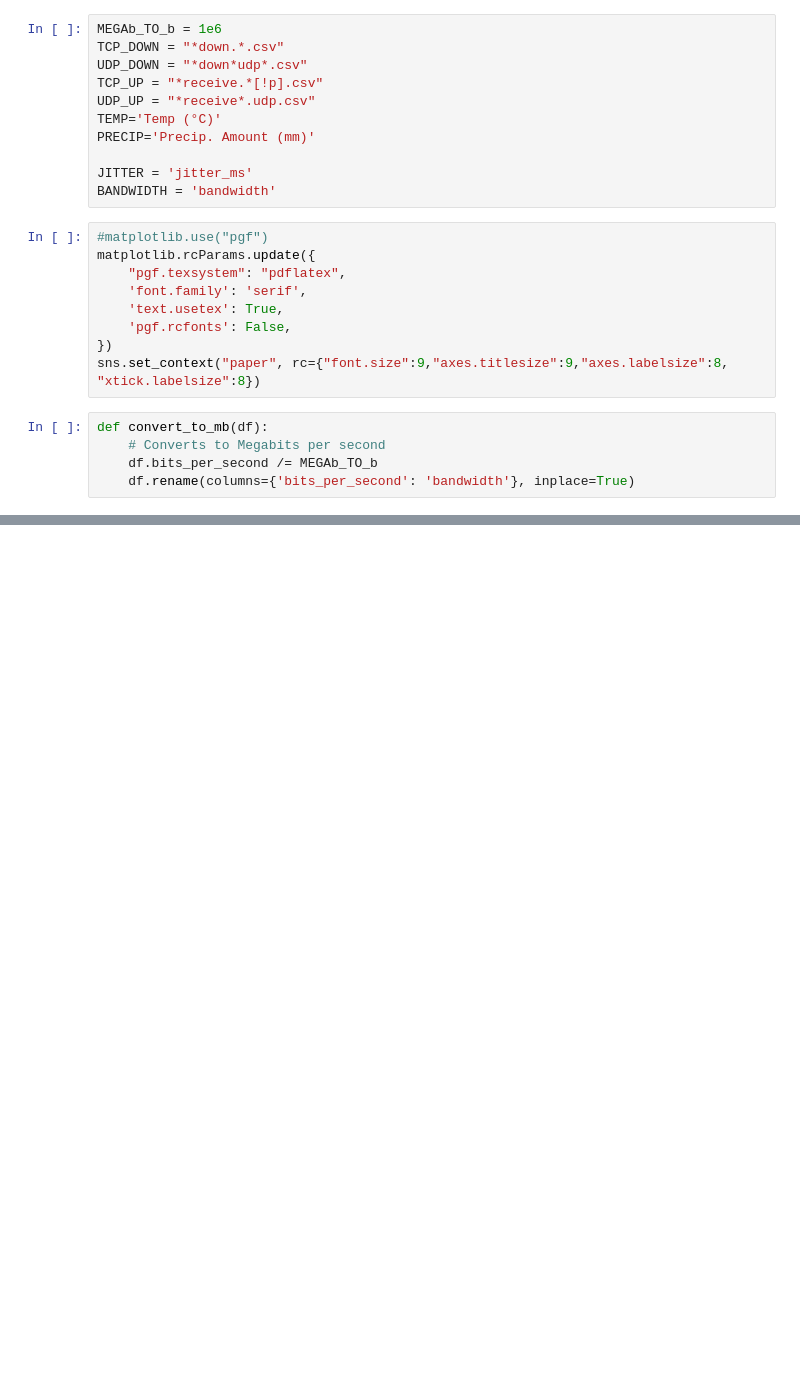
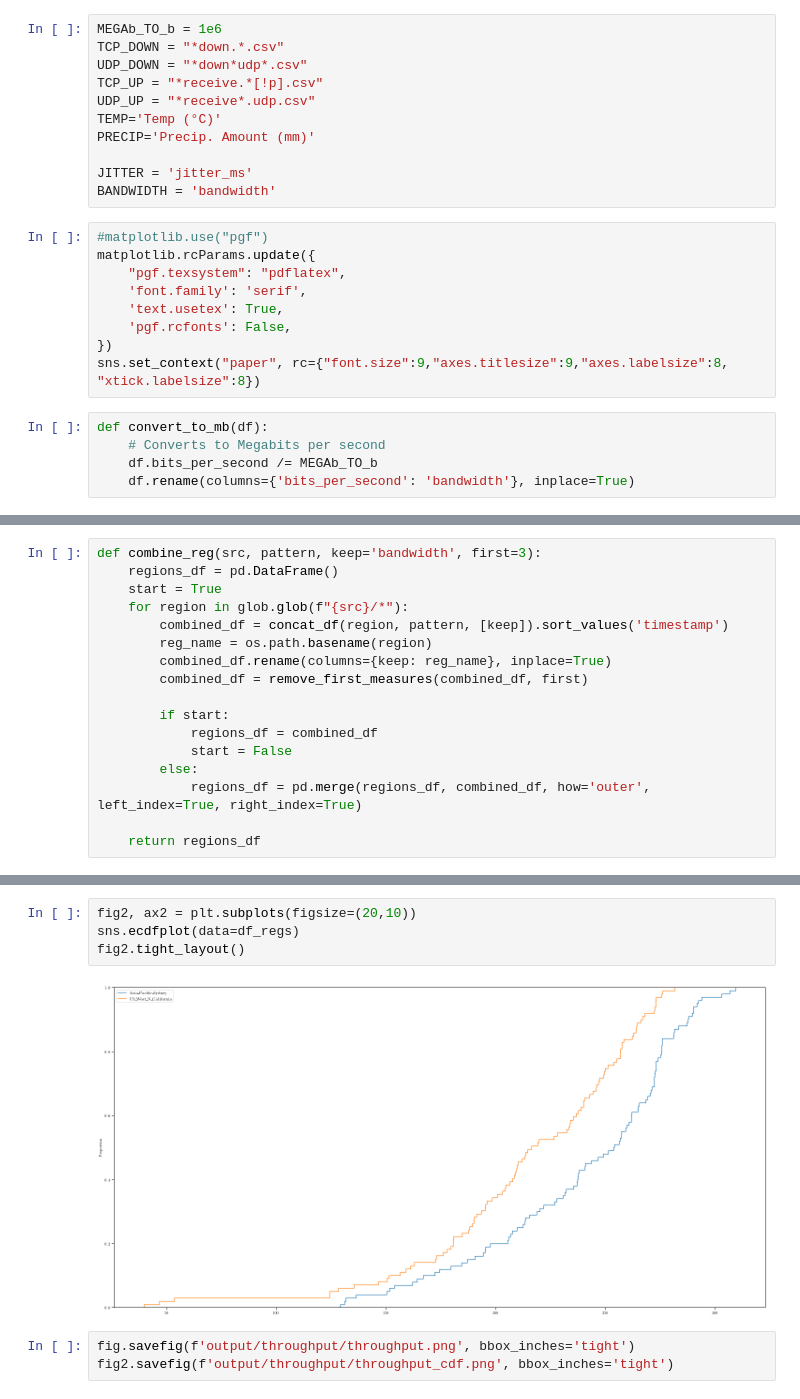
Before and after one commit to Starlink-Measurement/starlink-plot, a Jupyter notebook: plot_iperf3.ipynb, the cells around one changed output, grey strips where cells are left out. Drawn from its saved outputs; the diff is of its cells as text; blank space fills up the shorter version.

```diff
--- a/plot_iperf3.ipynb
+++ b/plot_iperf3.ipynb
@@ -105,0 +87,17 @@ def plot_time(args):
+# %%
+def combine_reg(src, pattern, keep='bandwidth', first=3):
+    regions_df = pd.DataFrame()
+    start = True
+    for region in glob.glob(f"{src}/*"):
+        combined_df = concat_df(region, pattern, [keep]).sort_values('timestamp')
+        reg_name = os.path.basename(region)
+        combined_df.rename(columns={keep: reg_name}, inplace=True)
+        combined_df = remove_first_measures(combined_df, first)
+
+        if start:
+            regions_df = combined_df
+            start = False
+        else:
+            regions_df = pd.merge(regions_df, combined_df, how='outer', left_index=True, right_index=True)
+
+    return regions_df
@@ -105,0 +203,9 @@ def plot_time(args):
+# %%
+fig2, ax2 = plt.subplots(figsize=(20,10))
+sns.ecdfplot(data=df_regs)
+fig2.tight_layout()
+# %% [output]
+[figure, added]
+# %%
+fig.savefig(f'output/throughput/throughput.png', bbox_inches='tight')
+fig2.savefig(f'output/throughput/throughput_cdf.png', bbox_inches='tight')
```
Also changed, not shown: parts of 11 cells of this notebook, 1 other file.
